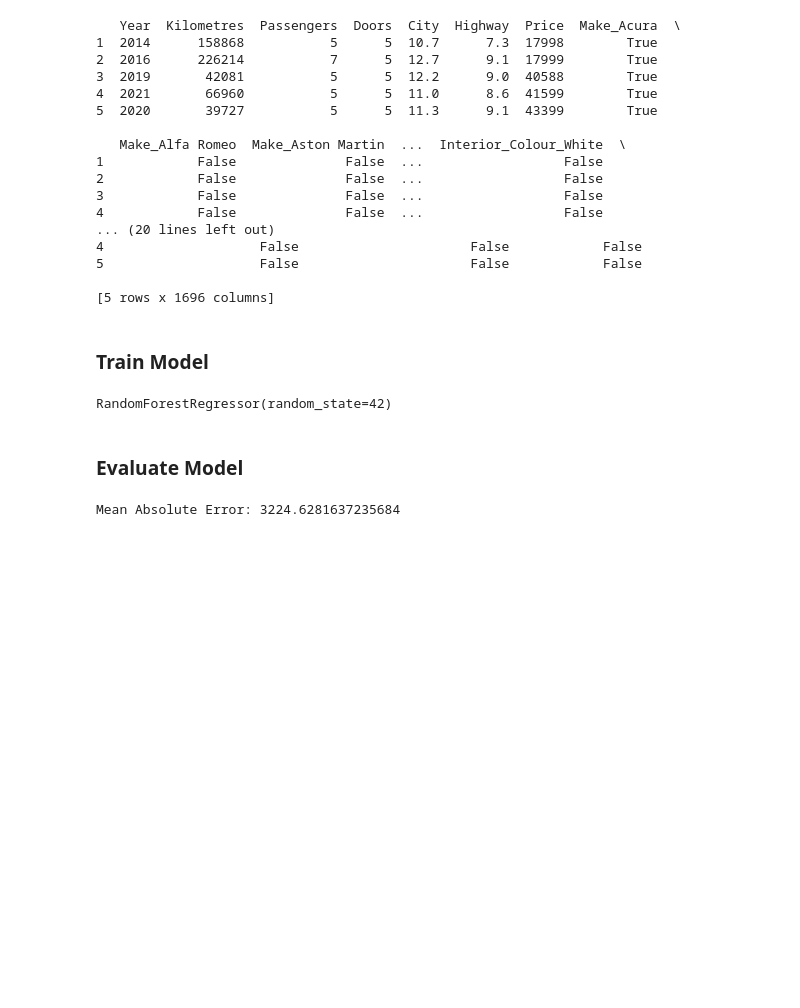
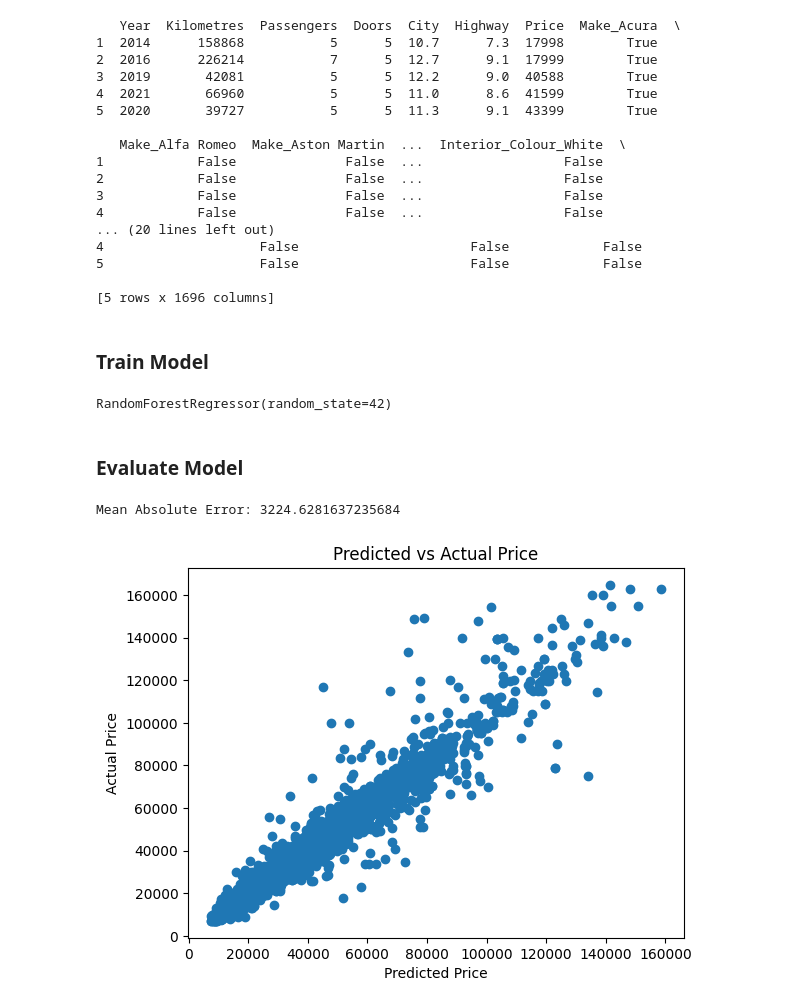
Before and after one commit to cyjimmy/my-jupyter-notebook, a Jupyter notebook: CarPrice/cardPrice.ipynb, the cells around one changed output. Saved outputs shown, nothing was run; the diff lists cells and outputs as text; code cells hidden in the pictures; blank space fills up the shorter version.

```diff
--- a/CarPrice/cardPrice.ipynb
+++ b/CarPrice/cardPrice.ipynb
@@ -93,3 +93,11 @@ mae = mean_absolute_error(y_test, y_pred)
 print(f'Mean Absolute Error: {mae}')
 # %% [output]
 Mean Absolute Error: 3224.6281637235684
+# %%
+plt.scatter(y_pred, y_test)
+plt.xlabel('Predicted Price')
+plt.ylabel('Actual Price')
+plt.title('Predicted vs Actual Price')
+plt.show()
+# %% [output]
+[figure, added]
```
